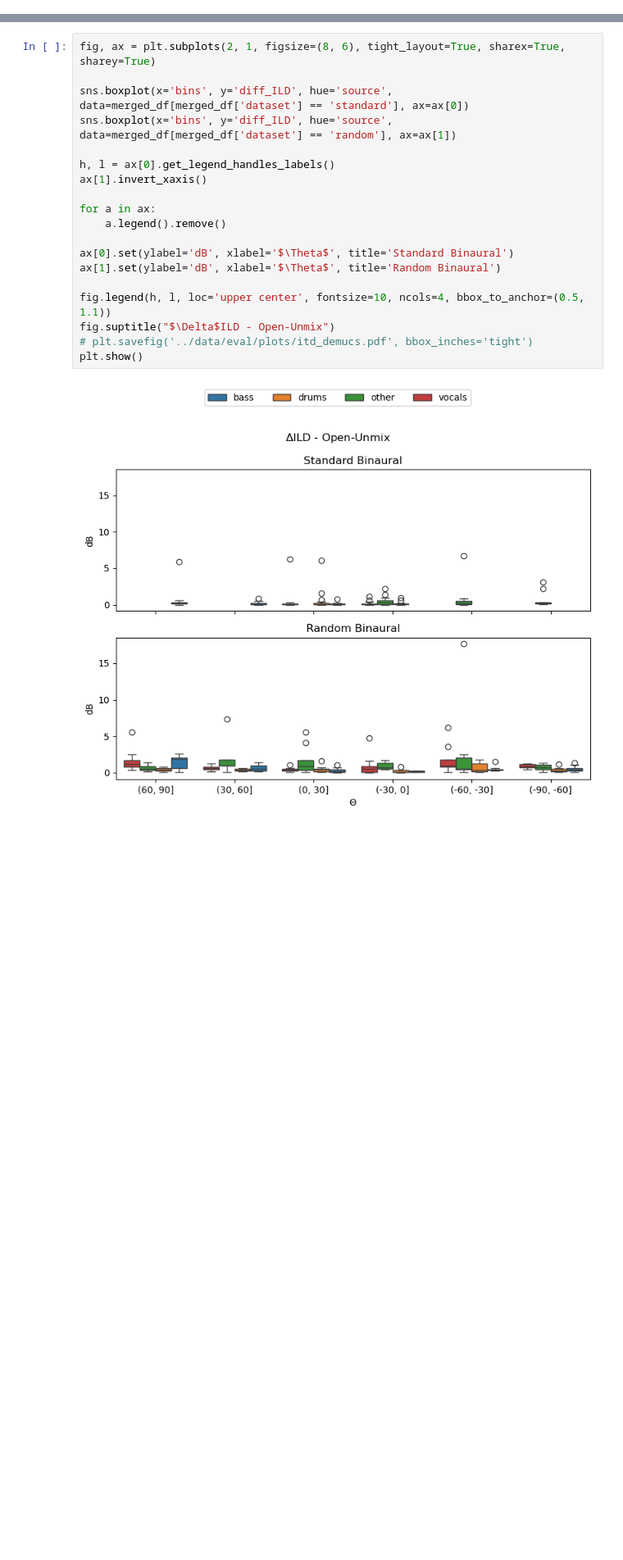
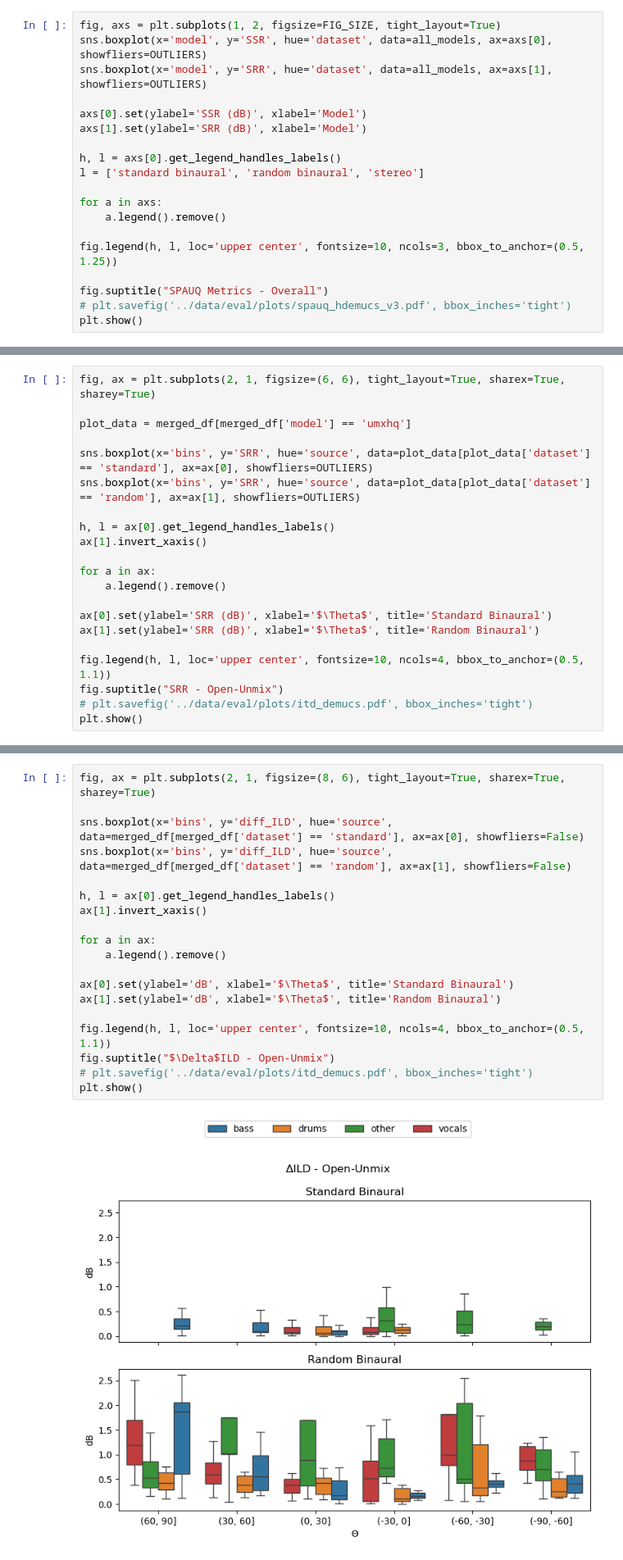
Before and after one commit to richa-namballa/binaural-mss, a Jupyter notebook: notebook/analysis.ipynb, the cells around one changed output, grey strips where cells are left out. Shown at 82% size. Drawn from its saved outputs; the diff is of its cells as text; blank space fills up the shorter version.

```diff
--- a/notebook/analysis.ipynb
+++ b/notebook/analysis.ipynb
@@ -225,0 +172,19 @@ Name: count, dtype: int64
+# %%
+fig, axs = plt.subplots(1, 2, figsize=FIG_SIZE, tight_layout=True)
+sns.boxplot(x='model', y='SSR', hue='dataset', data=all_models, ax=axs[0], showfliers=OUTLIERS)
+sns.boxplot(x='model', y='SRR', hue='dataset', data=all_models, ax=axs[1], showfliers=OUTLIERS)
+
+axs[0].set(ylabel='SSR (dB)', xlabel='Model')
+axs[1].set(ylabel='SRR (dB)', xlabel='Model')
+
+h, l = axs[0].get_legend_handles_labels()
+l = ['standard binaural', 'random binaural', 'stereo']
+
+for a in axs:
+    a.legend().remove()
+
+fig.legend(h, l, loc='upper center', fontsize=10, ncols=3, bbox_to_anchor=(0.5, 1.25))
+
+fig.suptitle("SPAUQ Metrics - Overall")
+# plt.savefig('../data/eval/plots/spauq_hdemucs_v3.pdf', bbox_inches='tight')
+plt.show()
@@ -225,0 +358,21 @@ Name: count, dtype: int64
+# %%
+fig, ax = plt.subplots(2, 1, figsize=(6, 6), tight_layout=True, sharex=True, sharey=True)
+
+plot_data = merged_df[merged_df['model'] == 'umxhq']
+
+sns.boxplot(x='bins', y='SRR', hue='source', data=plot_data[plot_data['dataset'] == 'standard'], ax=ax[0], showfliers=OUTLIERS)
+sns.boxplot(x='bins', y='SRR', hue='source', data=plot_data[plot_data['dataset'] == 'random'], ax=ax[1], showfliers=OUTLIERS)
+
+h, l = ax[0].get_legend_handles_labels()
+ax[1].invert_xaxis()
+
+for a in ax:
+    a.legend().remove()
+
+ax[0].set(ylabel='SRR (dB)', xlabel='$\Theta$', title='Standard Binaural')
+ax[1].set(ylabel='SRR (dB)', xlabel='$\Theta$', title='Random Binaural')
+
+fig.legend(h, l, loc='upper center', fontsize=10, ncols=4, bbox_to_anchor=(0.5, 1.1))
+fig.suptitle("SRR - Open-Unmix")
+# plt.savefig('../data/eval/plots/itd_demucs.pdf', bbox_inches='tight')
+plt.show()
@@ -617,21 +772,21 @@ plt.show()
 # %%
 fig, ax = plt.subplots(2, 1, figsize=(8, 6), tight_layout=True, sharex=True, sharey=True)
 
-sns.boxplot(x='bins', y='diff_ILD', hue='source', data=merged_df[merged_df['dataset'] == 'standard'], ax=ax[0])
-sns.boxplot(x='bins', y='diff_ILD', hue='source', data=merged_df[merged_df['dataset'] == 'random'], ax=ax[1])
+sns.boxplot(x='bins', y='diff_ILD', hue='source', data=merged_df[merged_df['dataset'] == 'standard'], ax=ax[0], showfliers=False)
+sns.boxplot(x='bins', y='diff_ILD', hue='source', data=merged_df[merged_df['dataset'] == 'random'], ax=ax[1], showfliers=False)
 
 h, l = ax[0].get_legend_handles_labels()
 ax[1].invert_xaxis()
 
 for a in ax:
     a.legend().remove()
 
 ax[0].set(ylabel='dB', xlabel='$\Theta$', title='Standard Binaural')
 ax[1].set(ylabel='dB', xlabel='$\Theta$', title='Random Binaural')
 
 fig.legend(h, l, loc='upper center', fontsize=10, ncols=4, bbox_to_anchor=(0.5, 1.1))
 fig.suptitle("$\Delta$ILD - Open-Unmix")
 # plt.savefig('../data/eval/plots/itd_demucs.pdf', bbox_inches='tight')
 plt.show()
 # %% [output]
-[figure, old version]
+[figure, new version]
```
Also changed, not shown: parts of 46 cells of this notebook.
